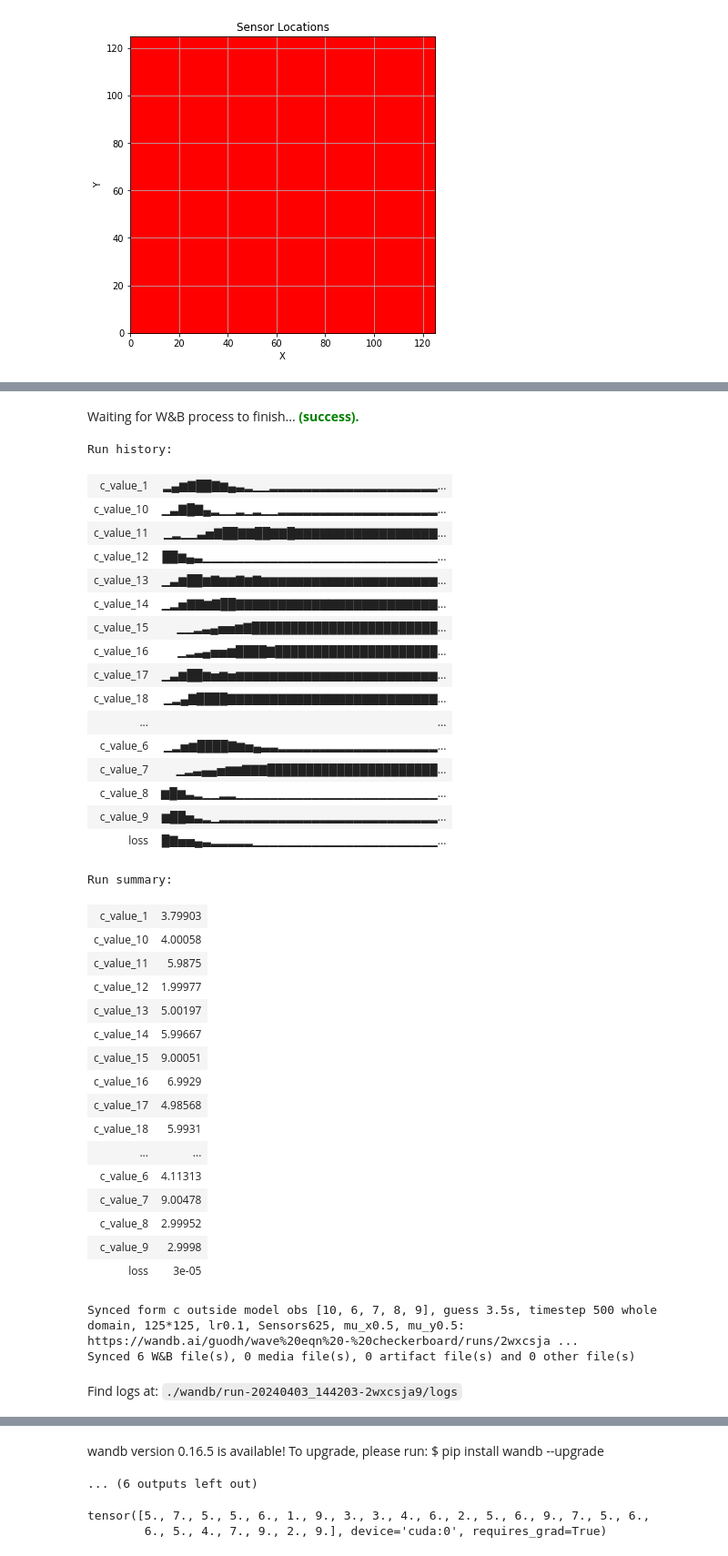
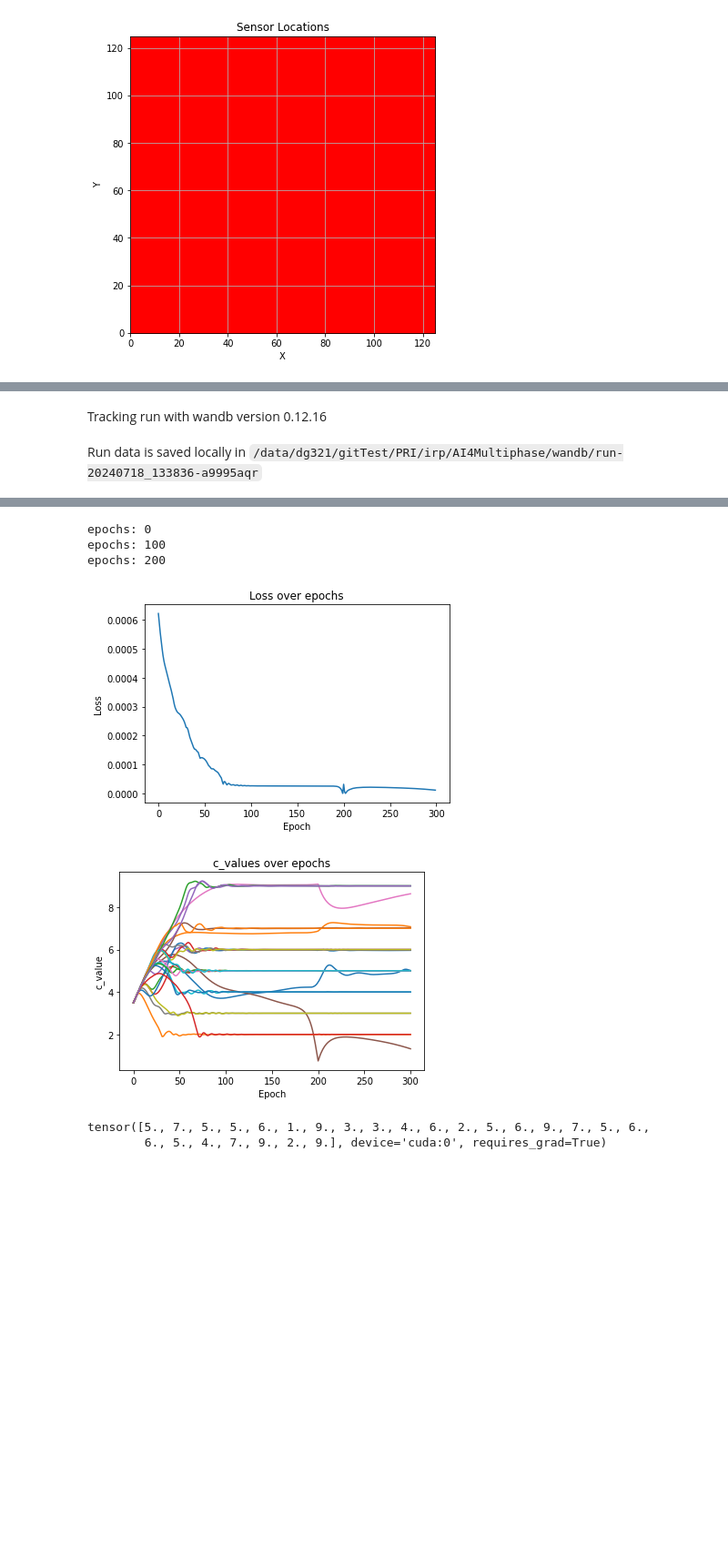
Before and after one commit to guodh321/AI4WaveEqn, a Jupyter notebook: 7_1_wave_eqn_MultiStepDA_Checkerboard.ipynb, the cells around one changed output, grey strips where cells are left out. Shown at 91% size. Drawn from its saved outputs; the diff is of its cells as text; code cells hidden in the pictures; blank space fills up the shorter version.

```diff
--- a/7_1_wave_eqn_MultiStepDA_Checkerboard.ipynb
+++ b/7_1_wave_eqn_MultiStepDA_Checkerboard.ipynb
@@ -928,7 +928,8 @@ plt.show()
 lr = 0.1
 
 # Start a new run
-run = wandb.init(project="wave eqn - checkerboard", name = "form c outside model obs {}, guess {}s, timestep {} whole domain, {}*{}, lr{}, Sensors{}, mu_x{}, mu_y{}".format(C_values_list, C_guess_value, timesteps, xysize, xysize, lr, n_sensors, mu_x, mu_y))
+# run = wandb.init(project="wave eqn - checkerboard", name = "form c outside model obs {}, guess {}s, timestep {} whole domain, {}*{}, lr{}, Sensors{}, mu_x{}, mu_y{}".format(C_values_list, C_guess_value, timesteps, xysize, xysize, lr, n_sensors, mu_x, mu_y))
+run = wandb.init(project="wave eqn - checkerboard", name = "form c outside model obs , guess {}s, timestep {} whole domain, {}*{}, lr{}, Sensors{}, mu_x{}, mu_y{}".format(C_guess_value, timesteps, xysize, xysize, lr, n_sensors, mu_x, mu_y))
 
 # Use Adam optimizer
 optimizer = torch.optim.Adam([c_forward1], lr)
@@ -1024,38 +1028,2 @@ Finishing last run (ID:2wxcsja9) before initializing another...
-Waiting for W&B process to finish... (success).
+Tracking run with wandb version 0.12.16
-Run history:
-| c_value_1 | ▂▄▆▇██▇▆▄▃▂▁▁▂▂▂▂▂▂▂▂▂▂▂▂▂▂▂▂▂▂▂▂... |
-| c_value_10 | ▁▃▇█▇▄▂▁▁▂▁▂▁▁▂▂▂▂▂▂▂▂▂▂▂▂▂▂▂▂▂▂▂... |
-| c_value_11 | ▁▂▁▁▃▅▇██▇▇██▇▇█▇▇▇▇▇▇▇▇▇▇▇▇▇▇▇▇▇... |
-| c_value_12 | ██▆▄▃▁▁▁▁▁▁▁▁▁▁▁▁▁▁▁▁▁▁▁▁▁▁▁▁▁▁▁▁... |
-| c_value_13 | ▁▃▆██▆▇▆▆▇▆▇▆▆▆▆▆▆▆▆▆▆▆▆▆▆▆▆▆▆▆▆▆... |
-| c_value_14 | ▁▂▅▇▇▆▇██▇▇▇▇▇▇▇▇▇▇▇▇▇▇▇▇▇▇▇▇▇▇▇▇... |
-| c_value_15 | ▁▁▂▃▄▅▅▆▇████████████████████████... |
-| c_value_16 | ▁▂▃▄▅▅▆████▇█████████████████████... |
-| c_value_17 | ▁▃▆██▆▅▆▅▆▆▆▆▆▆▆▆▆▆▆▆▆▆▆▆▆▆▆▆▆▆▆▆... |
-| c_value_18 | ▁▂▄▇████▇▇▇▇▇▇▇▇▇▇▇▇▇▇▇▇▇▇▇▇▇▇▇▇▇... |
-| ... | ... |
-| c_value_6 | ▁▂▅▆████▇▆▅▄▃▃▂▂▂▂▂▂▂▂▂▂▂▂▂▂▂▂▂▂▂... |
-| c_value_7 | ▁▂▃▄▄▅▆▆▇▇▇██████████████████████... |
-| c_value_8 | ▆█▆▃▂▁▁▂▂▁▁▁▁▁▁▁▁▁▁▁▁▁▁▁▁▁▁▁▁▁▁▁▁... |
-| c_value_9 | ▆██▅▃▂▁▂▂▂▂▂▂▂▂▂▂▂▂▂▂▂▂▂▂▂▂▂▂▂▂▂▂... |
-| loss | █▇▅▅▄▃▂▂▂▂▂▁▁▁▁▁▁▁▁▁▁▁▁▁▁▁▁▁▁▁▁▁▁... |
-Run summary:
-| c_value_1 | 3.79903 |
-| c_value_10 | 4.00058 |
-| c_value_11 | 5.9875 |
-| c_value_12 | 1.99977 |
-| c_value_13 | 5.00197 |
-| c_value_14 | 5.99667 |
-| c_value_15 | 9.00051 |
-| c_value_16 | 6.9929 |
-| c_value_17 | 4.98568 |
-| c_value_18 | 5.9931 |
-| ... | ... |
-| c_value_6 | 4.11313 |
-| c_value_7 | 9.00478 |
-| c_value_8 | 2.99952 |
-| c_value_9 | 2.9998 |
-| loss | 3e-05 |
-Synced form c outside model obs [10, 6, 7, 8, 9], guess 3.5s, timestep 500 whole domain, 125*125, lr0.1, Sensors625, mu_x0.5, mu_y0.5: https://wandb.ai/guodh/wave%20eqn%20-%20checkerboard/runs/2wxcsja ...
-Synced 6 W&B file(s), 0 media file(s), 0 artifact file(s) and 0 other file(s)
-Find logs at: ./wandb/run-20240403_144203-2wxcsja9/logs
+Run data is saved locally in /data/dg321/gitTest/PRI/irp/AI4Multiphase/wandb/run-20240718_133836-a9995aqr
@@ -1064,5 +1031,8 @@ Successfully finished last run (ID:2wxcsja9). Initializing new run:
-wandb version 0.16.5 is available! To upgrade, please run: $ pip install wandb --upgrade
-... (6 outputs left out)
+epochs: 0
+epochs: 100
+epochs: 200
+[figure, added]
+[figure, added]
 # %%
 print(c_values_tensor_obs)
 
```
Also changed, not shown: parts of 5 cells of this notebook, 3 other files.
